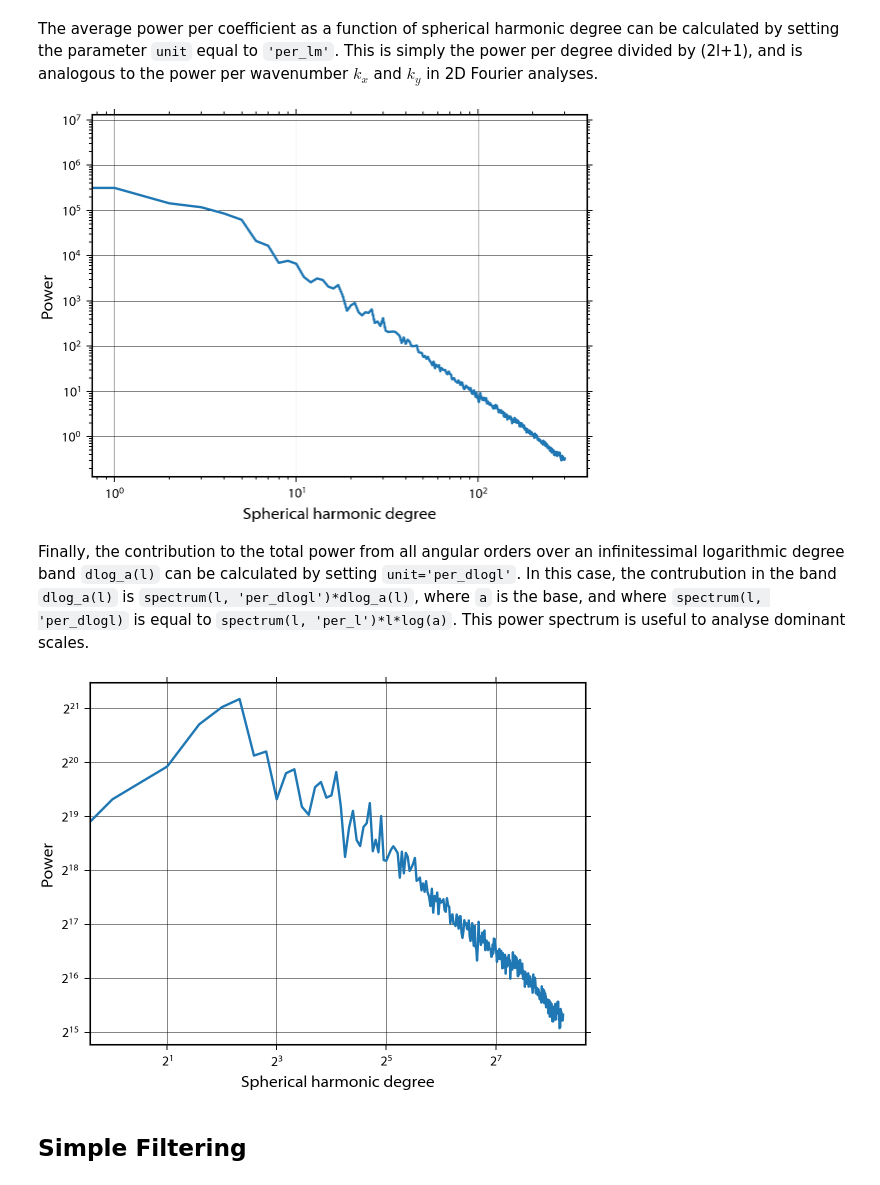
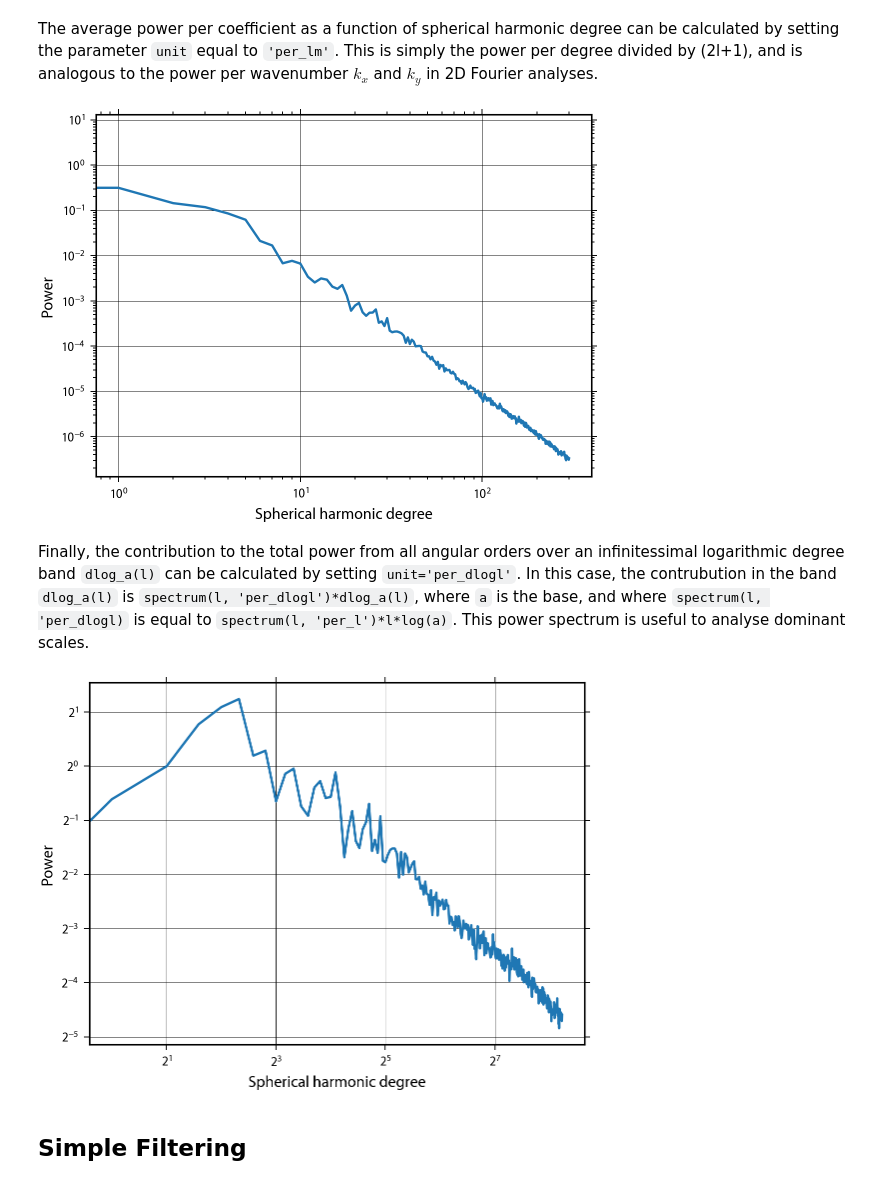
Before and after one commit to SHTOOLS/SHTOOLS, a Jupyter notebook: examples/notebooks/low-level-spherical-harmonic-analyses.ipynb, the cells around one changed output. Saved outputs shown, nothing was run; the diff lists cells and outputs as text; code cells hidden in the pictures.

```diff
--- a/examples/notebooks/low-level-spherical-harmonic-analyses.ipynb
+++ b/examples/notebooks/low-level-spherical-harmonic-analyses.ipynb
@@ -16,10 +16,12 @@ In this example, we will use the topography of Earth that is provided in the exa
 # %%
-clm, lmax = pyshtools.shio.shread('../ExampleDataFiles/srtmp300.msl')
-topo = pyshtools.expand.MakeGridDH(clm, sampling=2)
+clm, lmax = pysh.shio.read_bshc(
+    'http://ddfe.curtin.edu.au/gravitymodels/Earth2014/data_5min/shcs_to2160/Earth2014.TBI2014.degree2160.bshc',
+    lmax=300)
+topo = pysh.expand.MakeGridDH(clm, sampling=2) / 1000.
 
 fig, ax = plt.subplots(1, 1)
 ax.imshow(topo, extent=(0, 360, -90, 90))
-ax.set(xlabel='Longitude', ylabel='Latitude', yticks=np.arange(-90,120,30), xticks=np.arange(0,390,30))
+ax.set(xlabel='Longitude', ylabel='Latitude', yticks=np.arange(-90, 120, 30), xticks=np.arange(0, 390, 30))
 ax.minorticks_on()
 # %% [output]
 [figure]
@@ -30,7 +32,7 @@ Using the grid `topo`, we will first demonstrate how to calculate the power spec
 
 The power spectrum of a function describes how the variance of the function is distributed as a function of spherical harmonic degree. Concentration of power (or energy) in spherical harmonics with a particular wavelength can give hints about the origin of the feature. First, let's expand the gridded data into spherical harmonics using the function `SHExpandDH()`:
 # %%
-coeffs = pyshtools.expand.SHExpandDH(topo, sampling=2)
+coeffs = pysh.expand.SHExpandDH(topo, sampling=2)
 # %% [markdown]
 The "power spectrum" can be calculated using different conventions. The default in *pyshtools* is to calculate the total power of all angular orders as a function of spherical harmonic degee, which corresponds to the option `unit='per_l'`. The power per degree l is somewhat equivalent to the power at a given wavenumber magnitude |k| in 2D Fourier analyses. The power spectrum is computed using the function `spectrum()`:
 # %%
@@ -46,28 +48,28 @@ ax.grid()
 # %% [markdown]
 The average power per coefficient as a function of spherical harmonic degree can be calculated by setting the parameter `unit` equal to `'per_lm'`. This is simply the power per degree divided by (2l+1), and is analogous to the power per wavenumber $k_x$ and $k_y$ in 2D Fourier analyses.
 # %%
-power_per_lm = pyshtools.spectralanalysis.spectrum(coeffs, unit='per_lm')
+power_per_lm = pysh.spectralanalysis.spectrum(coeffs, unit='per_lm')
 
 fig, ax = plt.subplots(1, 1)
 ax.plot(degrees, power_per_lm)
 ax.set(xscale='log', yscale='log', xlabel='Spherical harmonic degree', ylabel='Power')
 ax.grid()
 # %% [output]
-[figure, old version]
+[figure, new version]
 # %% [markdown]
 Finally, the contribution to the total power from all angular orders over an infinitessimal logarithmic degree band `dlog_a(l)` can be calculated by setting `unit='per_dlogl'`. In this case, the contrubution in the band
 `dlog_a(l)` is `spectrum(l, 'per_dlogl')*dlog_a(l)`, where `a` is the base, and where `spectrum(l, 'per_dlogl)` is equal to `spectrum(l, 'per_l')*l*log(a)`. This power spectrum is useful to analyse dominant scales.
 # %%
-power_per_dlogl = pyshtools.spectralanalysis.spectrum(coeffs, unit='per_dlogl', base=2.)
+power_per_dlogl = pysh.spectralanalysis.spectrum(coeffs, unit='per_dlogl', base=2.)
 
 fig, ax = plt.subplots(1, 1)
 ax.plot(degrees, power_per_dlogl)
 ax.set_yscale('log', basey=2)
 ax.set_xscale('log', basex=2)
 ax.set(ylabel='Power', xlabel='Spherical harmonic degree')
 ax.grid()
 # %% [output]
-[figure, old version]
+[figure, new version]
 # %% [markdown]
 ## Simple Filtering
 # %% [markdown]
```
Also changed, not shown: parts of 7 cells of this notebook, 30 other files.
